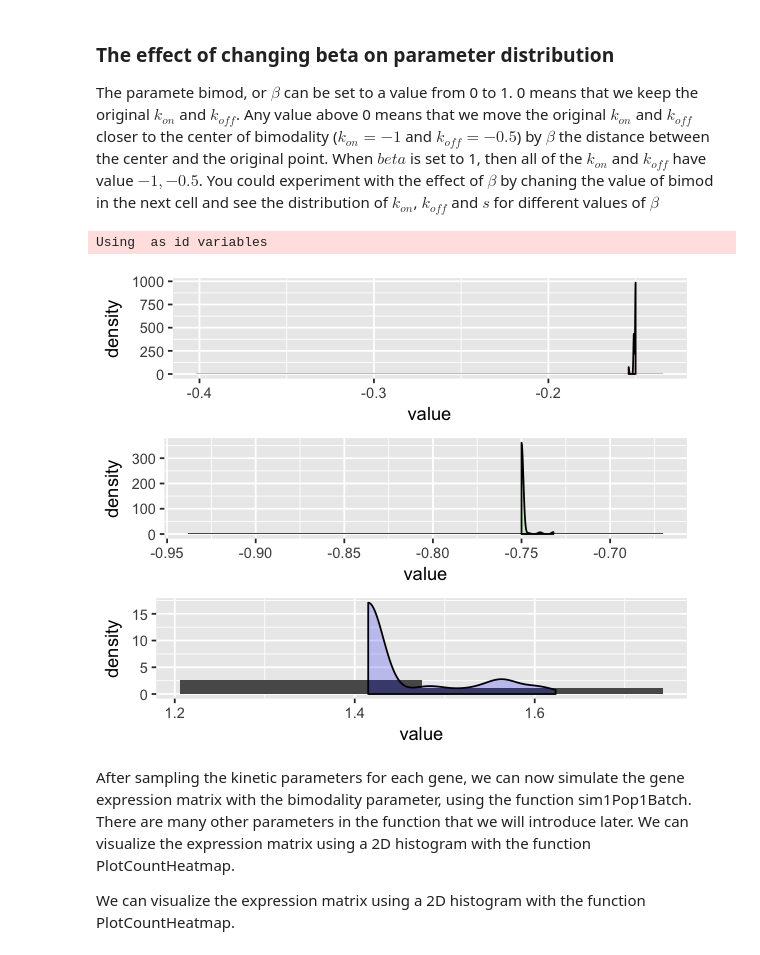
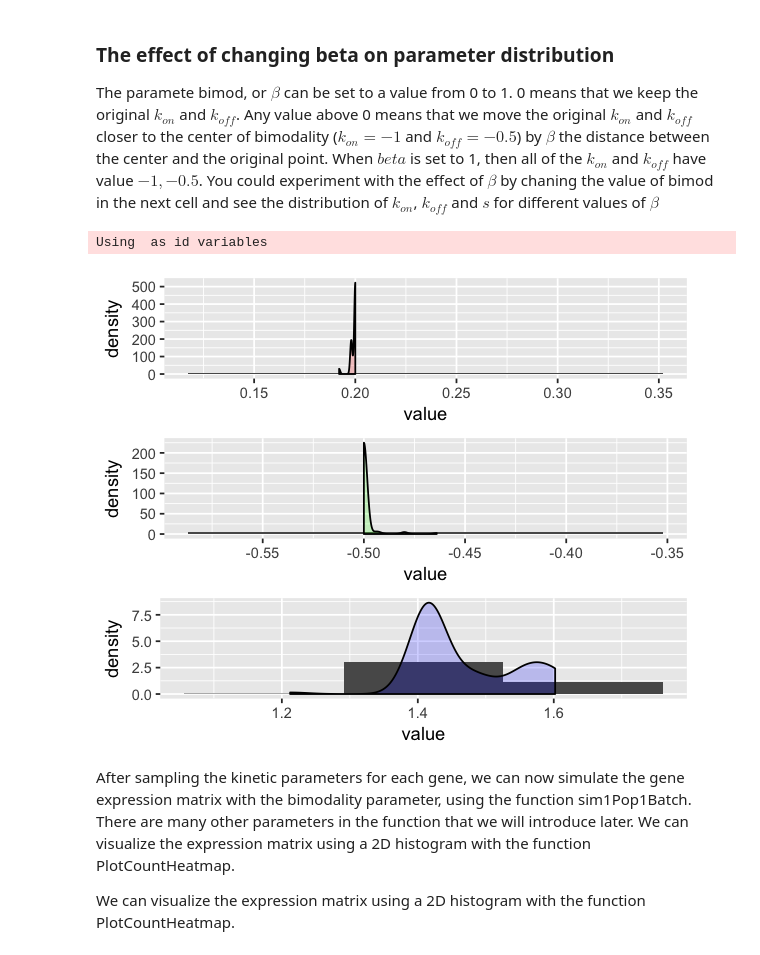
Before and after one commit to YosefLab/SymSim, a Jupyter notebook: Manual.ipynb, the cells around one changed output. Cells and saved outputs as stored; diff of their text form; code cells hidden in the pictures.

```diff
--- a/Manual.ipynb
+++ b/Manual.ipynb
@@ -87,20 +87,20 @@ MasterEqn_heatmap(Diptest,dist_features,'20170706.MasterEqn_Diptest_Heatmap.pdf'
 ### The effect of changing beta on parameter distribution
 The paramete bimod, or $\beta$ can be set to a value from 0 to 1. 0 means that we keep the original $k_{on}$ and $k_{off}$. Any value above 0 means that we move the original $k_{on}$ and $k_{off}$ closer to the center of bimodality ($k_{on}=-1$ and $k_{off}=-0.5$) by $\beta$ the distance between the center and the original point. When $beta$ is set to 1, then all of the $k_{on}$ and $k_{off}$ have value $-1,-0.5$. You could experiment with the effect of $\beta$ by chaning the value of bimod in the next cell and see the distribution of $k_{on}$, $k_{off}$ and $s$ for different values of $\beta$
 # %%
-bimod <-0.9
+bimod <-0.8
 evf_mean<-rep(0,10)
 evf_sd<-rep(0.1,10)
 evfs <- lapply(c(1:ncells),function(celli){
 	evf <- sapply(c(1:length(evf_mean)),function(evfi){rnorm(1,evf_mean[evfi],evf_sd[evfi])})
 	return(evf)
 })
 
 params<-lapply(c(1:ncells),function(i){Get_params(gene_effects,evfs[[i]],match_params1,bimod)})
 param1<-do.call(rbind,lapply(params,function(X){X[1,]}))
 PlotParamHist(param1,paste('beta=',bimod,'.1',sep=''))
 # %% [output]
 Using  as id variables
-[figure, old version]
+[figure, new version]
 # %% [markdown]
 After sampling the kinetic parameters for each gene, we can now simulate the gene expression matrix with the bimodality parameter, using the function sim1Pop1Batch. There are many other parameters in the function that we will introduce later. We can visualize the expression matrix using a 2D histogram with the function PlotCountHeatmap.
 
```
Also changed, not shown: parts of 4 cells of this notebook, 2 other files.
